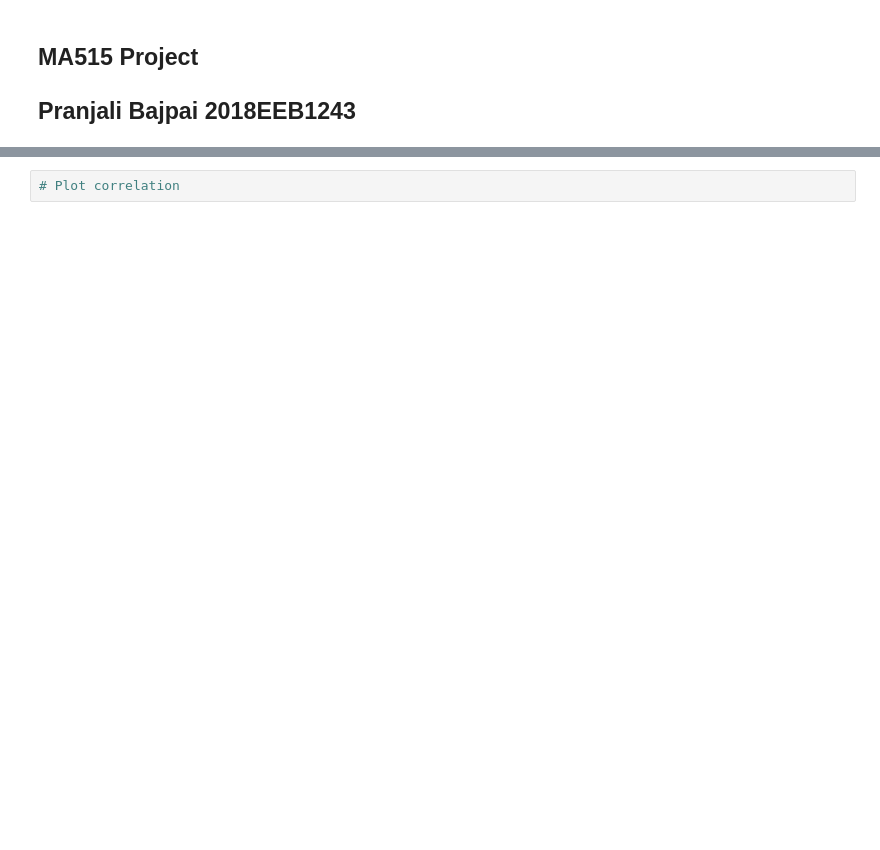
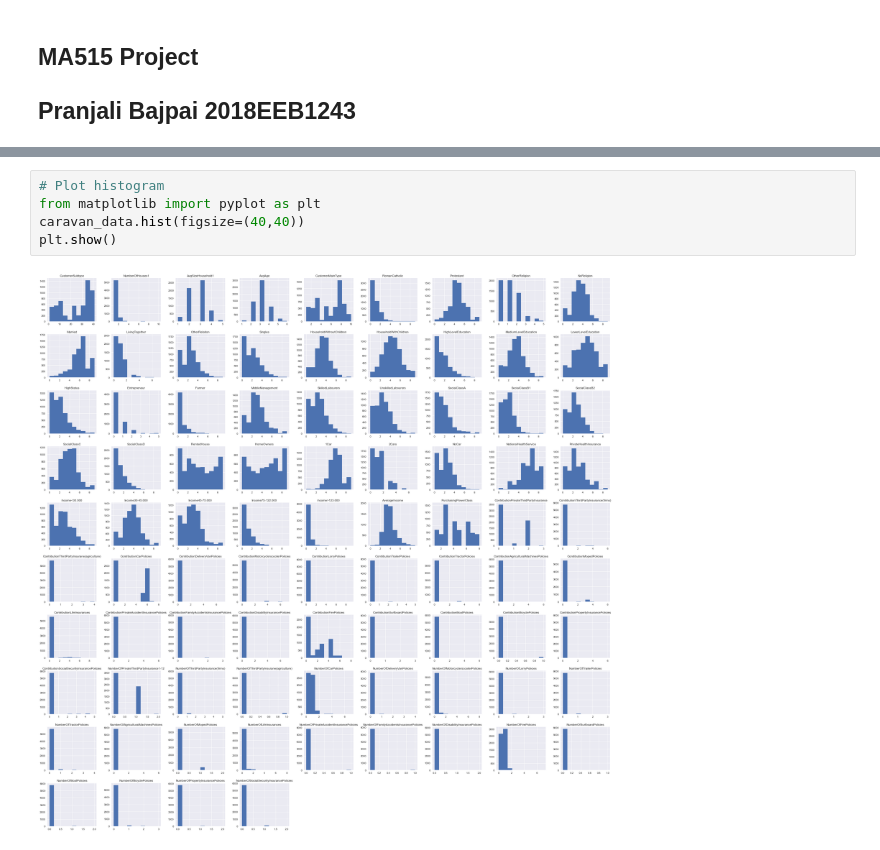
Before and after one commit to pranjalibajpai/caravan-insurance-buyer-prediction, a Jupyter notebook: Project.ipynb, the cells around one changed output, grey strips where cells are left out. Drawn from its saved outputs; the diff is of its cells as text; blank space fills up the shorter version.

```diff
--- a/Project.ipynb
+++ b/Project.ipynb
@@ -164,2 +265,7 @@ dtype: int64
 # %%
-# Plot correlation
+# Plot histogram
+from matplotlib import pyplot as plt
+caravan_data.hist(figsize=(40,40))
+plt.show()
+# %% [output]
+[figure, added]
```
Also changed, not shown: parts of 72 cells of this notebook.
